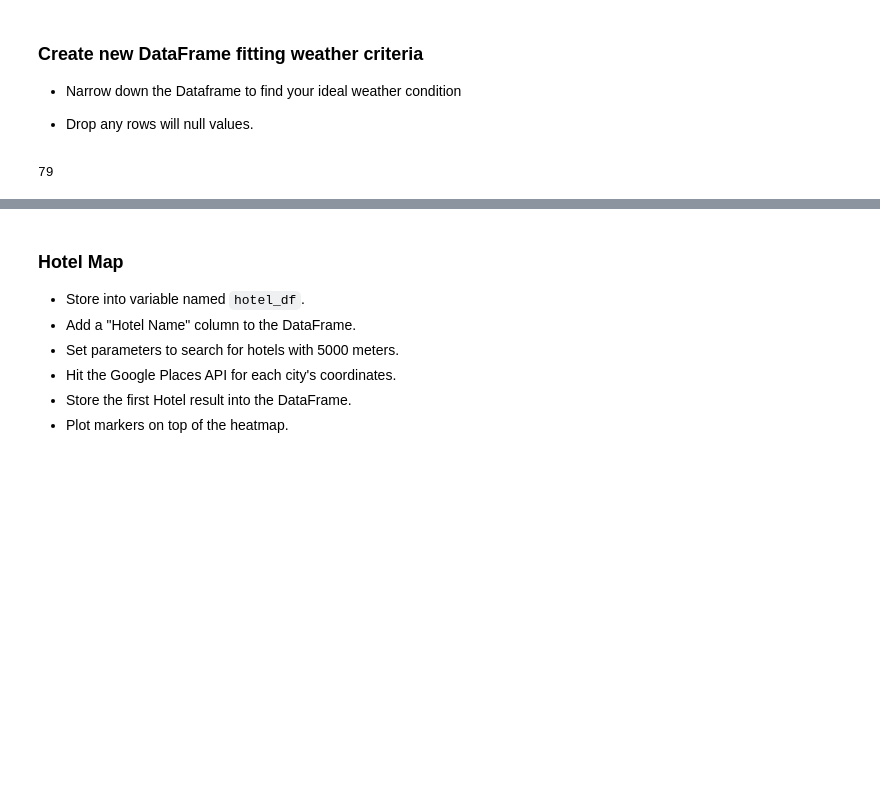
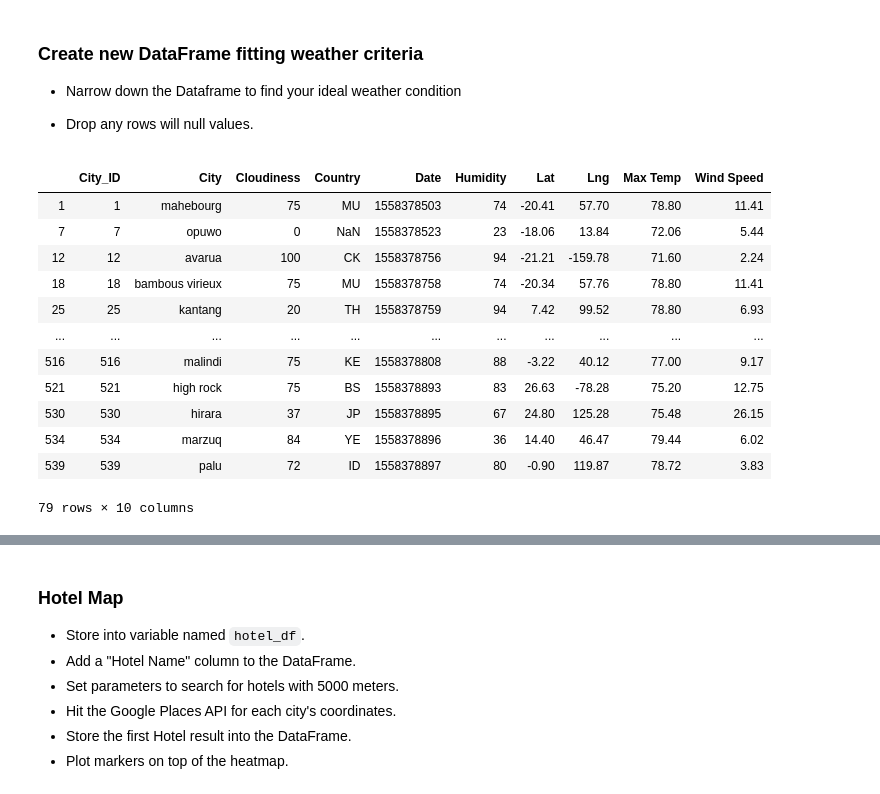
Before and after one commit to AddyBenny/APIs, a Jupyter notebook: VacationPy.ipynb, the cells around one changed output, grey strips where cells are left out. Saved outputs shown, nothing was run; the diff lists cells and outputs as text; code cells hidden in the pictures; blank space fills up the shorter version.

```diff
--- a/VacationPy.ipynb
+++ b/VacationPy.ipynb
@@ -63,14 +62,26 @@ fig.add_layer(gmaps.heatmap_layer(location, weights=humidity))
 # %%
 #Narrow down the Dataframe to find your ideal weather condition
 
 #ideal weather
-ideal_weather_df = cities_data_df.loc[(cities_data_df['Max Temp']<80) & (cities_data_df['Max Temp']>70)]
+ideal_weather_df = city_weather_df.loc[(city_weather_df['Max Temp']<80) & (city_weather_df['Max Temp']>70)]
 
 #print ideal weather condition
 
 ideal_weather_df
-len(ideal_weather_df)
+#len(ideal_weather_df)
 # %% [output]
+|  | City_ID | City | Cloudiness | Country | Date | Humidity | Lat | Lng | Max Temp | Wind Speed |
+| 1 | 1 | mahebourg | 75 | MU | 1558378503 | 74 | -20.41 | 57.70 | 78.80 | 11.41 |
+| 7 | 7 | opuwo | 0 | NaN | 1558378523 | 23 | -18.06 | 13.84 | 72.06 | 5.44 |
+| 12 | 12 | avarua | 100 | CK | 1558378756 | 94 | -21.21 | -159.78 | 71.60 | 2.24 |
+| 18 | 18 | bambous virieux | 75 | MU | 1558378758 | 74 | -20.34 | 57.76 | 78.80 | 11.41 |
+| 25 | 25 | kantang | 20 | TH | 1558378759 | 94 | 7.42 | 99.52 | 78.80 | 6.93 |
+| ... | ... | ... | ... | ... | ... | ... | ... | ... | ... | ... |
+| 516 | 516 | malindi | 75 | KE | 1558378808 | 88 | -3.22 | 40.12 | 77.00 | 9.17 |
+| 521 | 521 | high rock | 75 | BS | 1558378893 | 83 | 26.63 | -78.28 | 75.20 | 12.75 |
+| 530 | 530 | hirara | 37 | JP | 1558378895 | 67 | 24.80 | 125.28 | 75.48 | 26.15 |
+| 534 | 534 | marzuq | 84 | YE | 1558378896 | 36 | 14.40 | 46.47 | 79.44 | 6.02 |
+| 539 | 539 | palu | 72 | ID | 1558378897 | 80 | -0.90 | 119.87 | 78.72 | 3.83 |
-79
+79 rows × 10 columns
 # %%
 # look for wind that is less than 10
```
Also changed, not shown: parts of 8 cells of this notebook.
